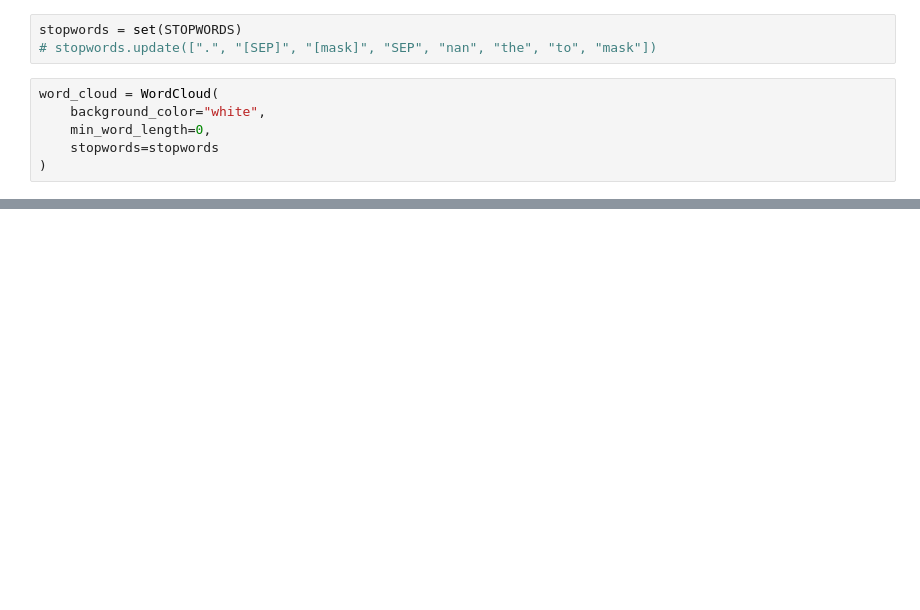
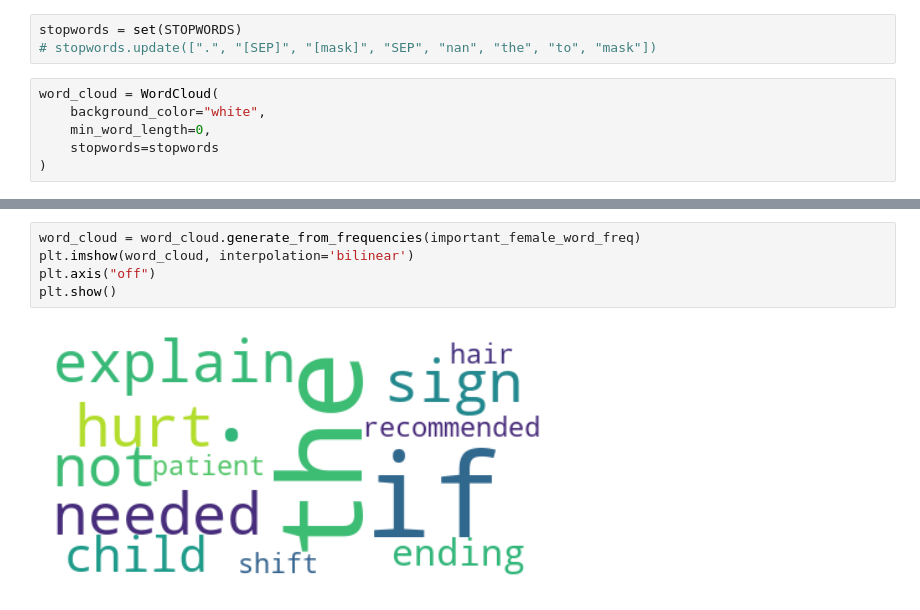
Before and after one commit to msakthiganesh/FairNLP, a Jupyter notebook: fairnlp/Quantifying_AllenNLP.ipynb, the cells around one changed output, grey strips where cells are left out. Drawn from its saved outputs; the diff is of its cells as text; blank space fills up the shorter version.

```diff
--- a/fairnlp/Quantifying_AllenNLP.ipynb
+++ b/fairnlp/Quantifying_AllenNLP.ipynb
@@ -467,3 +508,10 @@ plt.show()
+# %%
+word_cloud = word_cloud.generate_from_frequencies(important_female_word_freq)
+plt.imshow(word_cloud, interpolation='bilinear')
+plt.axis("off")
+plt.show()
+# %% [output]
+[figure, added]
 # %%
 wordcloud = WordCloud(stopwords=stopwords, background_color="white", relative_scaling=1).generate(important_male_text)
 
```
Also changed, not shown: parts of 10 cells of this notebook.
